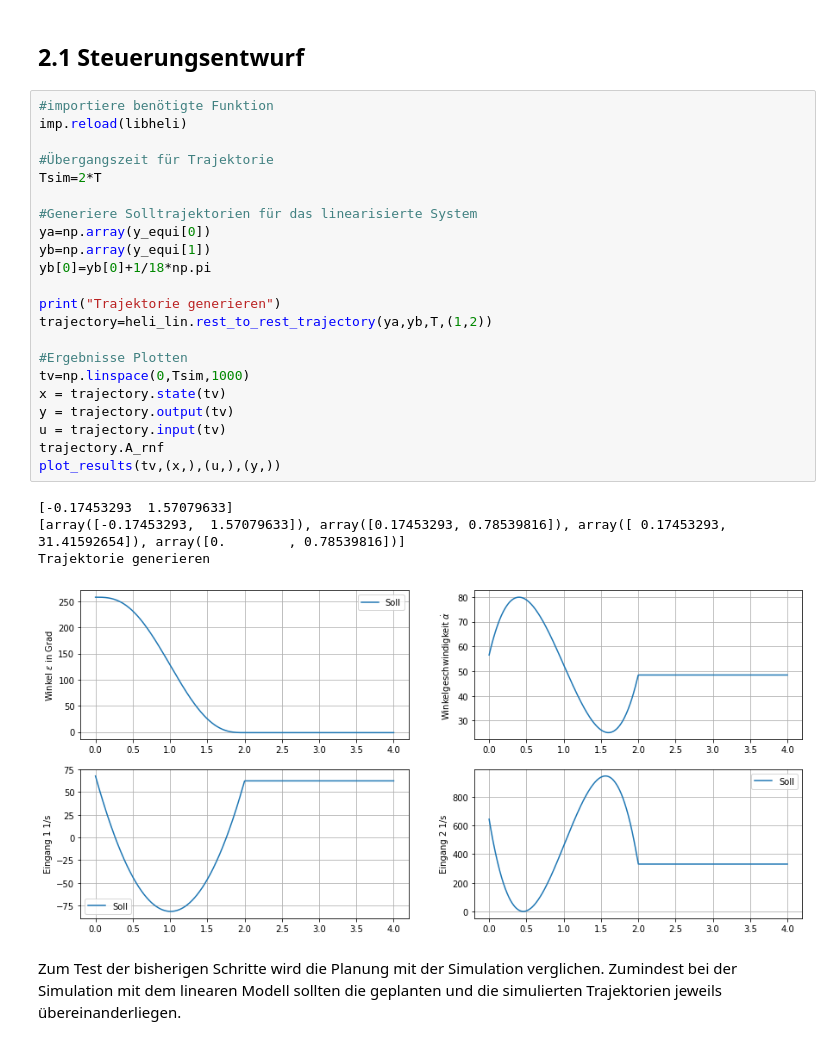
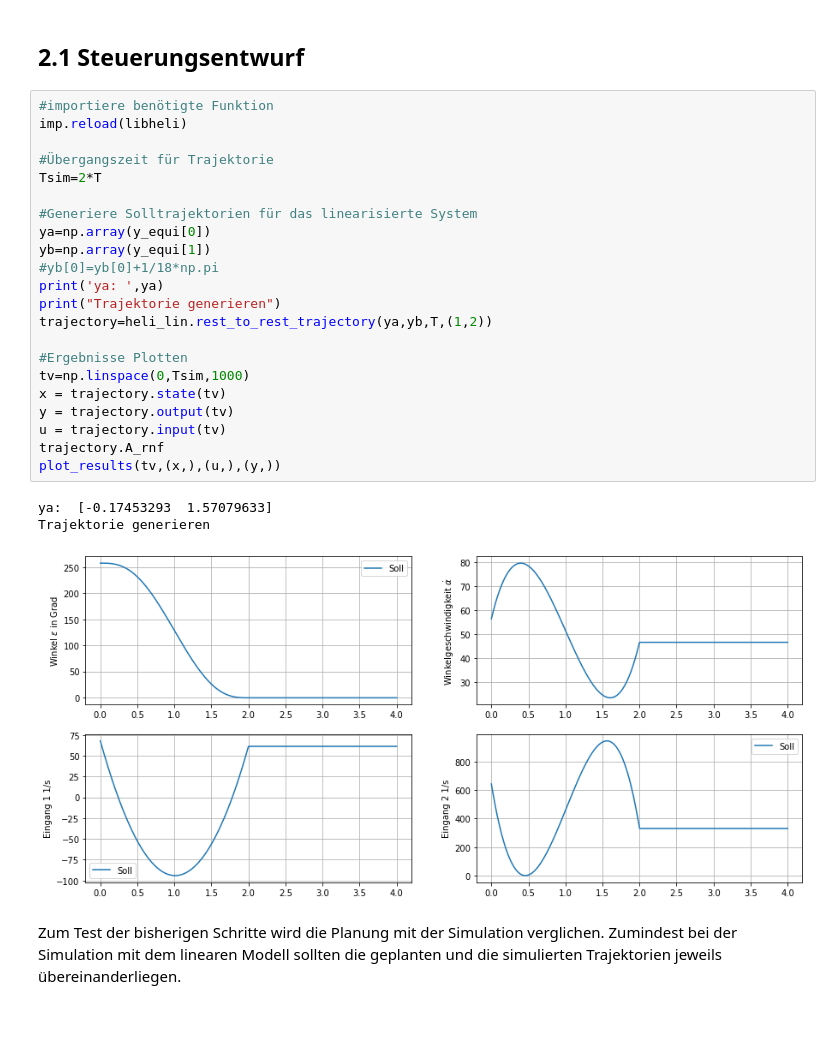
Before and after one commit to StefanKauf/RmsPr, a Jupyter notebook: helirack.ipynb, the cells around one changed output. Drawn from its saved outputs; the diff is of its cells as text.

```diff
--- a/helirack.ipynb
+++ b/helirack.ipynb
@@ -265,30 +265,29 @@ T=2.0
 # %%
 #importiere benötigte Funktion
 imp.reload(libheli)
 
 #Übergangszeit für Trajektorie
 Tsim=2*T
 
 #Generiere Solltrajektorien für das linearisierte System
 ya=np.array(y_equi[0])
 yb=np.array(y_equi[1])
-yb[0]=yb[0]+1/18*np.pi
-
+#yb[0]=yb[0]+1/18*np.pi
+print('ya: ',ya)
 print("Trajektorie generieren")
 trajectory=heli_lin.rest_to_rest_trajectory(ya,yb,T,(1,2))
 
 #Ergebnisse Plotten
 tv=np.linspace(0,Tsim,1000)
 x = trajectory.state(tv)
 y = trajectory.output(tv)
 u = trajectory.input(tv)
 trajectory.A_rnf
 plot_results(tv,(x,),(u,),(y,))
 # %% [output]
-[-0.17453293  1.57079633]
-[array([-0.17453293,  1.57079633]), array([0.17453293, 0.78539816]), array([ 0.17453293, 31.41592654]), array([0.        , 0.78539816])]
+ya:  [-0.17453293  1.57079633]
 Trajektorie generieren
-[figure, old version]
+[figure, new version]
 # %% [markdown]
 Zum Test der bisherigen Schritte wird die Planung mit der Simulation verglichen. Zumindest bei der Simulation mit dem linearen Modell sollten die geplanten und die simulierten Trajektorien jeweils übereinanderliegen.
 # %% [markdown]
```
Also changed, not shown: parts of 6 cells of this notebook, 1 other file.
